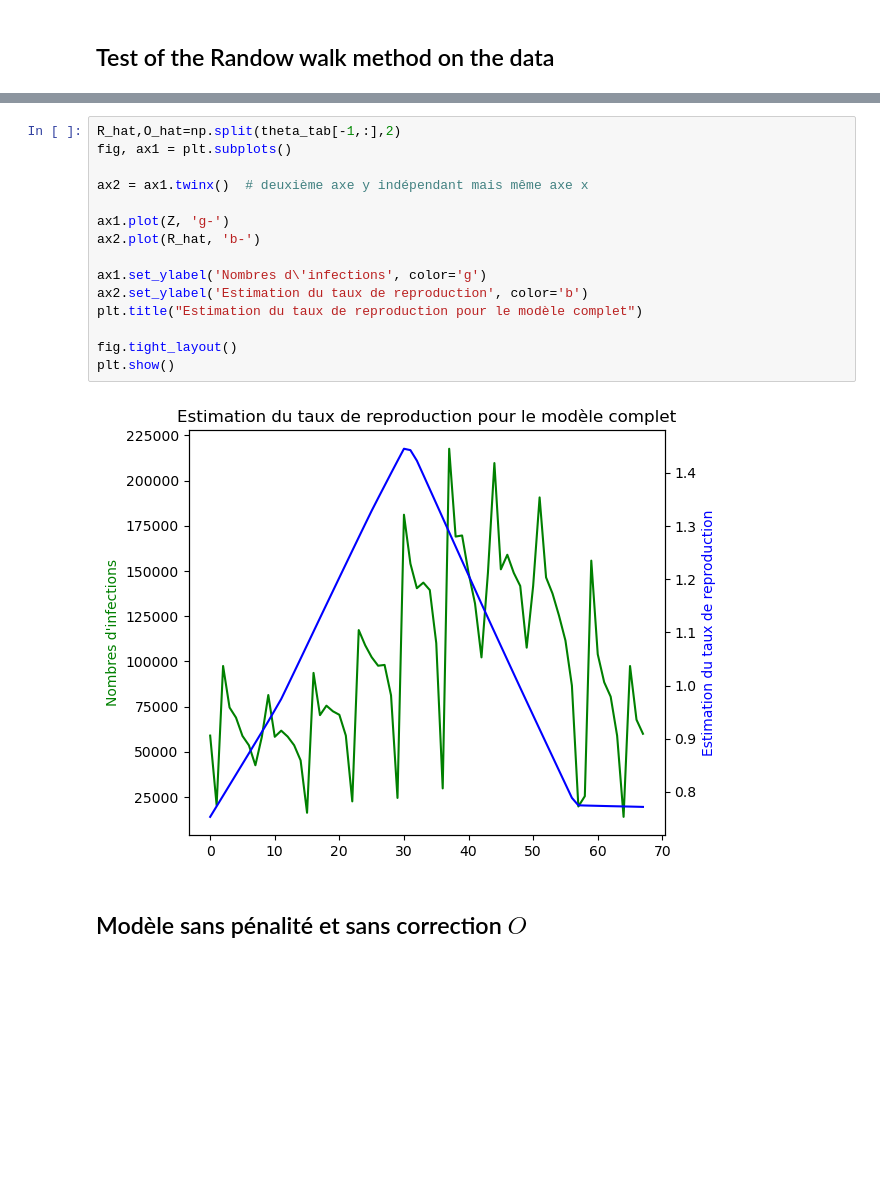
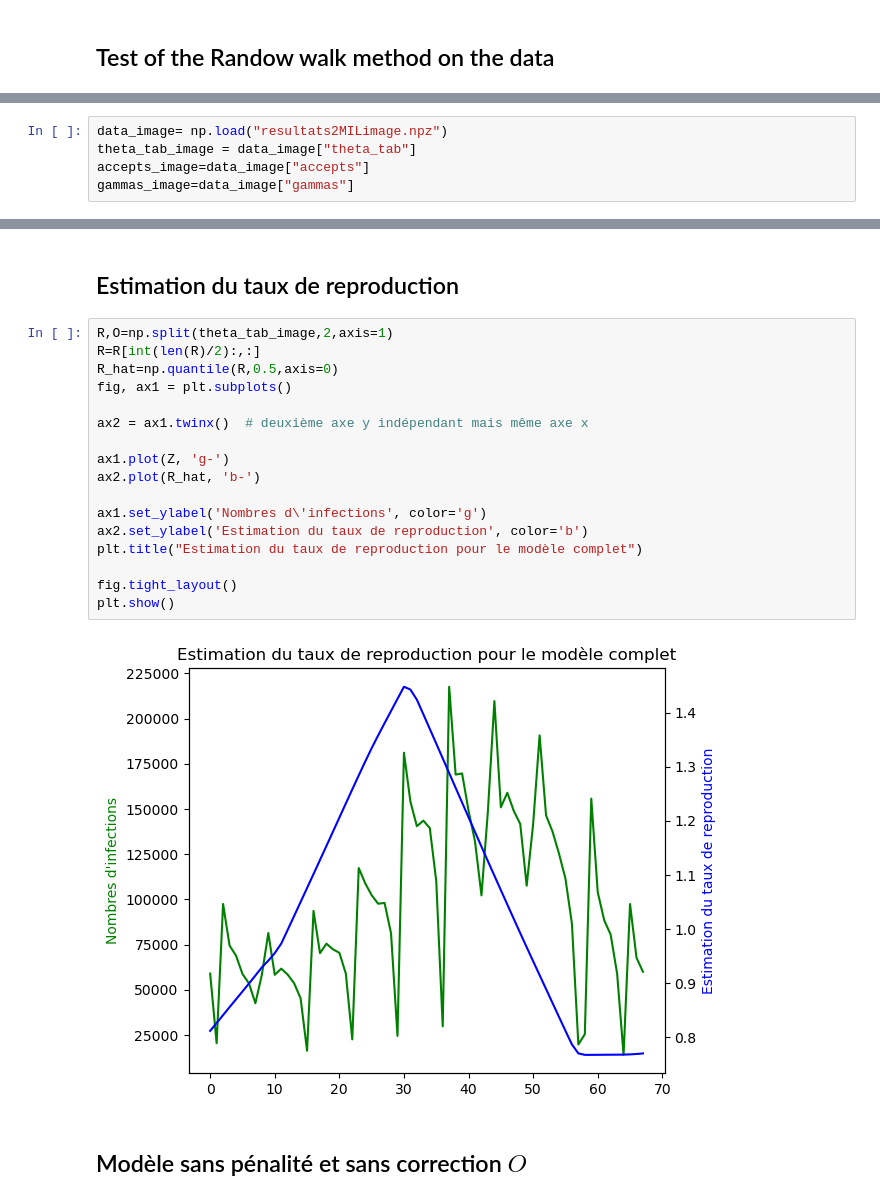
Before and after one commit to vetlerl/mcmc-epidemic, a Jupyter notebook: covid_graphics.ipynb, the cells around one changed output, grey strips where cells are left out. Cells and saved outputs as stored; diff of their text form; blank space fills up the shorter version.

Commit message:
Try to implement subdiff on covid data, prepared all the plots, just need to work now (and simulate)

```diff
--- a/covid_graphics.ipynb
+++ b/covid_graphics.ipynb
@@ -66,0 +70,5 @@ gammas=data["gammas"]
+# %%
+data_image= np.load("resultats2MILimage.npz")
+theta_tab_image = data_image["theta_tab"]
+accepts_image=data_image["accepts"]
+gammas_image=data_image["gammas"]
@@ -123,20 +223,24 @@ plt.show()
+# %% [markdown]
+## Estimation du taux de reproduction
 # %%
-R_hat,O_hat=np.split(theta_tab[-1,:],2)
+R,O=np.split(theta_tab_image,2,axis=1)
+R=R[int(len(R)/2):,:]
+R_hat=np.quantile(R,0.5,axis=0)
 fig, ax1 = plt.subplots()
 
 ax2 = ax1.twinx()  # deuxième axe y indépendant mais même axe x
 
 ax1.plot(Z, 'g-')
 ax2.plot(R_hat, 'b-')
 
 ax1.set_ylabel('Nombres d\'infections', color='g')
 ax2.set_ylabel('Estimation du taux de reproduction', color='b')
 plt.title("Estimation du taux de reproduction pour le modèle complet")
 
 fig.tight_layout()
 plt.show()
 # %% [output]
-[figure, old version]
+[figure, new version]
 # %% [markdown]
 ## Modèle sans pénalité et sans correction $O$
 # %%
```
Also changed, not shown: parts of 12 cells of this notebook, 1 other file.
